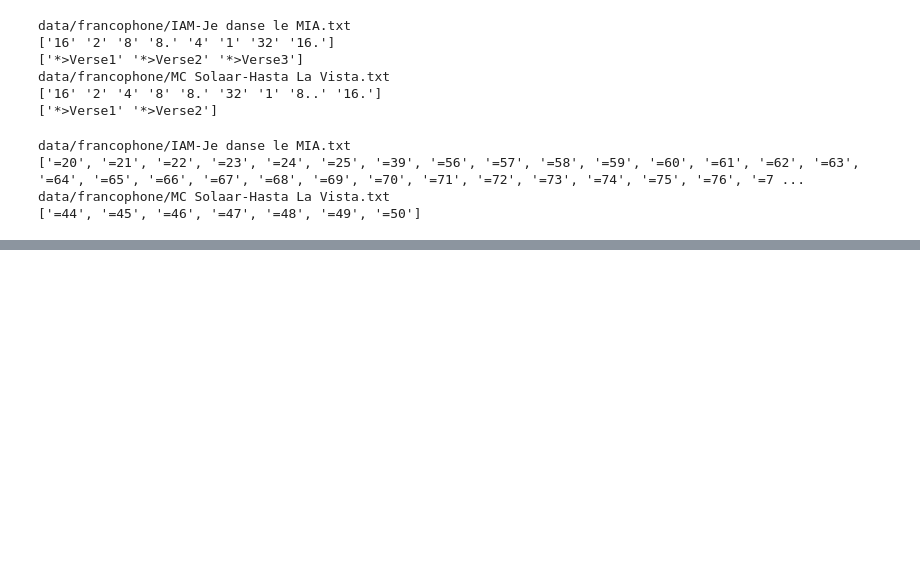
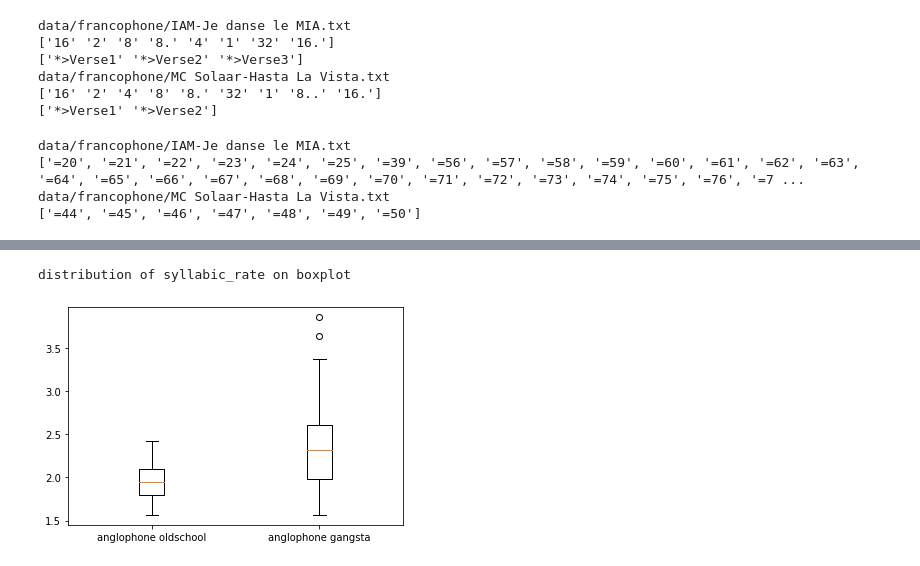
Before and after one commit to haeeunkim/dh401, a Jupyter notebook: analysis.ipynb, the cells around one changed output, grey strips where cells are left out. Cells and saved outputs as stored; diff of their text form; code cells hidden in the pictures; blank space fills up the shorter version.

Commit message:
rename, update plots

```diff
--- a/analysis.ipynb
+++ b/analysis.ipynb
@@ -329,6 +328,6 @@ See the caveats in the documentation: http://pandas.pydata.org/pandas-docs/stabl
 summary_df = pd.DataFrame(summary)
 en_os_df = summary_df[(summary_df.lang == 'anglophone') & (summary_df.genre == 'oldschool')]
 en_gs_df = summary_df[(summary_df.lang == 'anglophone') & (summary_df.genre == 'gangsta')]
-fr_gs_df = summary_df[(summary_df.lang == 'francophone') & (summary_df.genre == 'gangsta')]
+fr_gs_df = summary_df[(summary_df.lang == 'francophone') & (summary_df.genre == 'oldschool')]
 
-df_list = [en_os_df, en_gs_df, fr_gs_df]
+df_dict = {'anglophone oldschool':en_os_df, 'anglophone gangsta':en_gs_df, 'francophone gansta':fr_gs_df}
@@ -341,9 +333,0 @@ df_list = [en_os_df, en_gs_df, fr_gs_df]
-# %%
-
-features = ['breakpoints','rhyme']
-for feature in features:
-    print(feature)
-
-    for d in df_list:
-        plt.hist(pd.concat(list(d[feature])))
-        plt.show()
@@ -359,8 +333,0 @@ rhyme
-# %%
-features = ['syllabic_rate']
-for feature in features:
-    print(feature)
-
-    for d in df_list:
-        plt.hist(d[feature], bins='auto')
-        plt.show()
@@ -371,0 +336,19 @@ syllabic_rate
+# %%
+features = ['syllabic_rate']
+for feature in features:
+    print('\ndistribution of {0} on boxplot'.format(feature))
+
+
+    df_list = list(df_dict.items())[:-1]
+    labels = list(df_dict.keys())[:-1]
+    for i in range(len(df_list)):
+#        en = np.array([])
+        plt.boxplot(df_list[i][1][feature], positions=[i])
+
+
+
+    plt.xticks(range(0,2), labels, rotation = 0)
+    plt.show()
+# %% [output]
+distribution of syllabic_rate on boxplot
+[figure, added]
```
Also changed, not shown: parts of 12 cells of this notebook, 14 other files.
